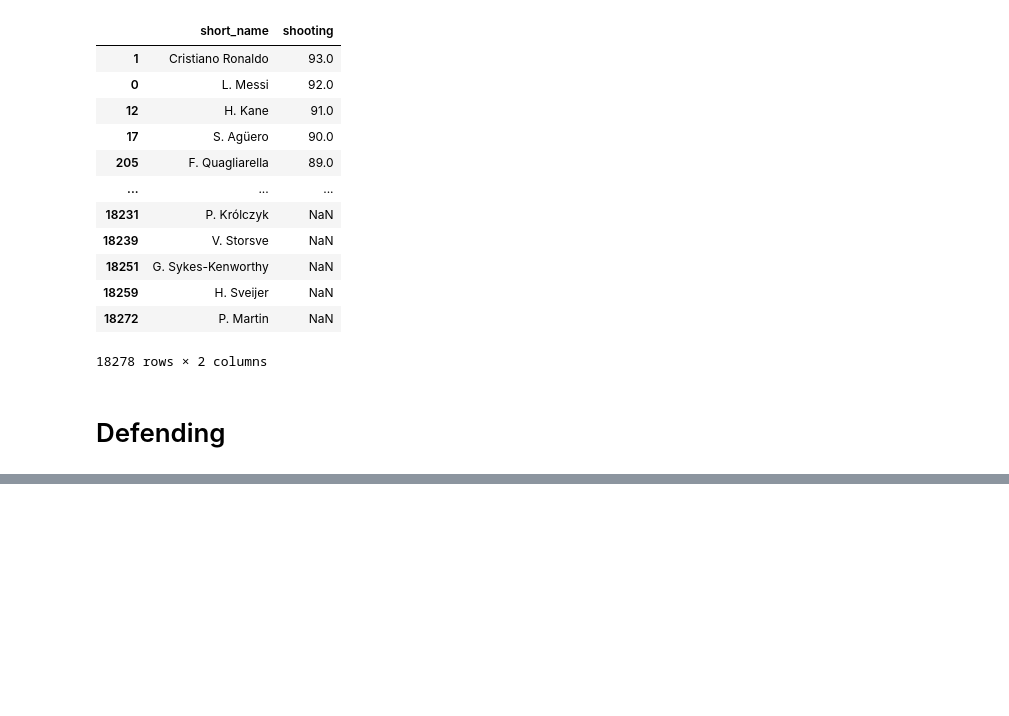
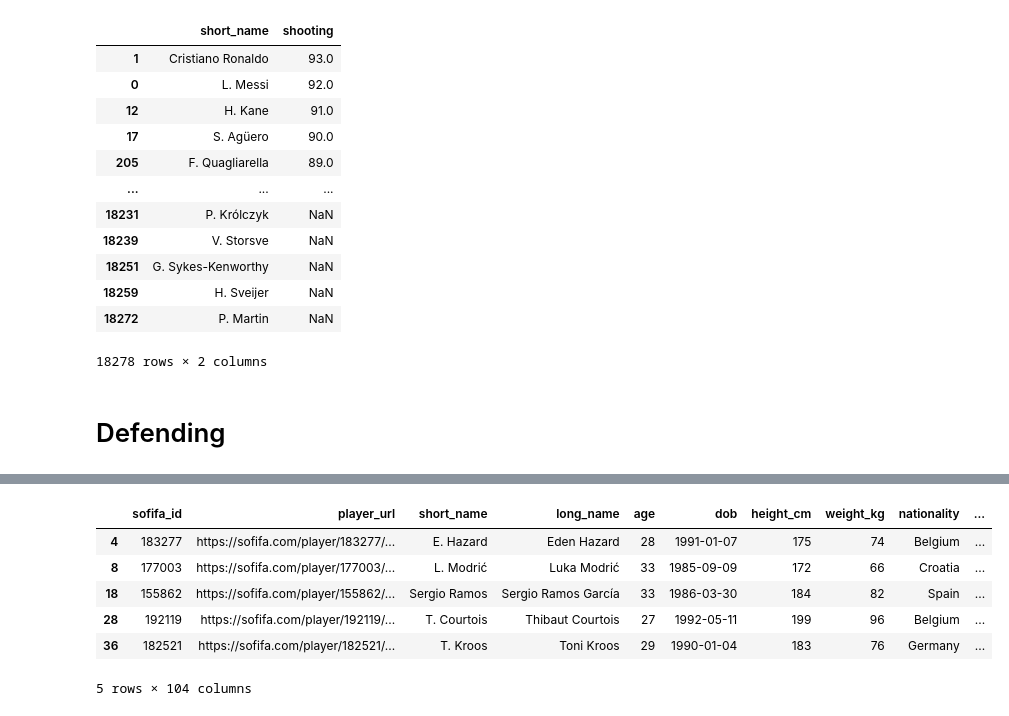
Before and after one commit to imamahasane/Data_Analysis_Practices, a Jupyter notebook: FIFA_Data_Analysis/FIFA_Data.ipynb, the cells around one changed output, grey strips where cells are left out. Drawn from its saved outputs; the diff is of its cells as text; code cells hidden in the pictures; blank space fills up the shorter version.

```diff
--- a/FIFA_Data_Analysis/FIFA_Data.ipynb
+++ b/FIFA_Data_Analysis/FIFA_Data.ipynb
@@ -378,0 +399,12 @@ player_shooting.sort_values(by = ['shooting'], ascending = False)
+# %%
+real_madrid = fifa[fifa['club'] == 'Real Madrid']
+# %%
+real_madrid.head()
+# %% [output]
+|  | sofifa_id | player_url | short_name | long_name | age | dob | height_cm | weight_kg | nationality | ... |
+| 4 | 183277 | https://sofifa.com/player/183277/... | E. Hazard | Eden Hazard | 28 | 1991-01-07 | 175 | 74 | Belgium | ... |
+| 8 | 177003 | https://sofifa.com/player/177003/... | L. Modrić | Luka Modrić | 33 | 1985-09-09 | 172 | 66 | Croatia | ... |
+| 18 | 155862 | https://sofifa.com/player/155862/... | Sergio Ramos | Sergio Ramos García | 33 | 1986-03-30 | 184 | 82 | Spain | ... |
+| 28 | 192119 | https://sofifa.com/player/192119/... | T. Courtois | Thibaut Courtois | 27 | 1992-05-11 | 199 | 96 | Belgium | ... |
+| 36 | 182521 | https://sofifa.com/player/182521/... | T. Kroos | Toni Kroos | 29 | 1990-01-04 | 183 | 76 | Germany | ... |
+5 rows × 104 columns
```
Also changed, not shown: parts of 7 cells of this notebook.
